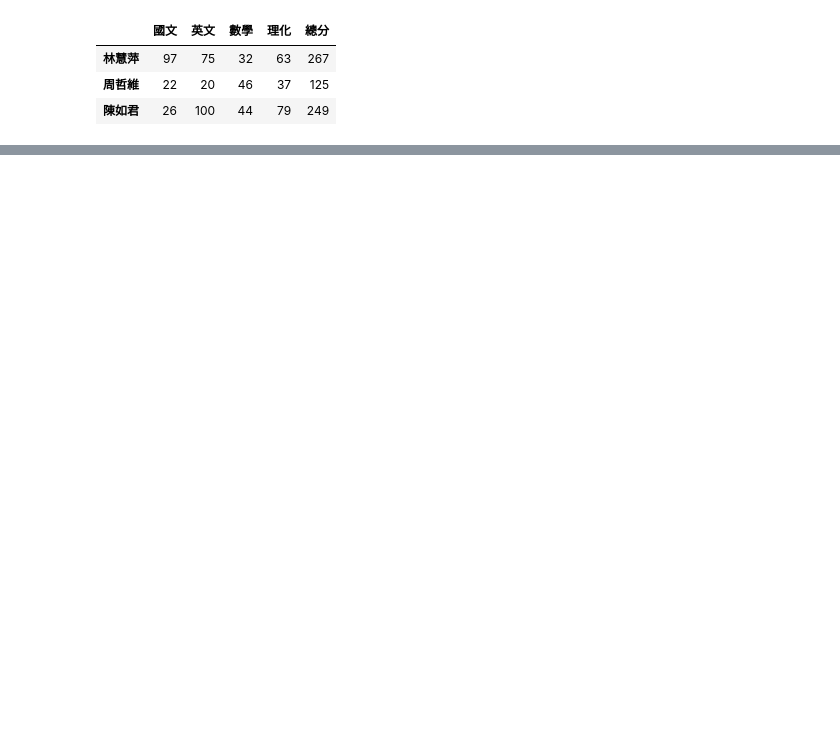
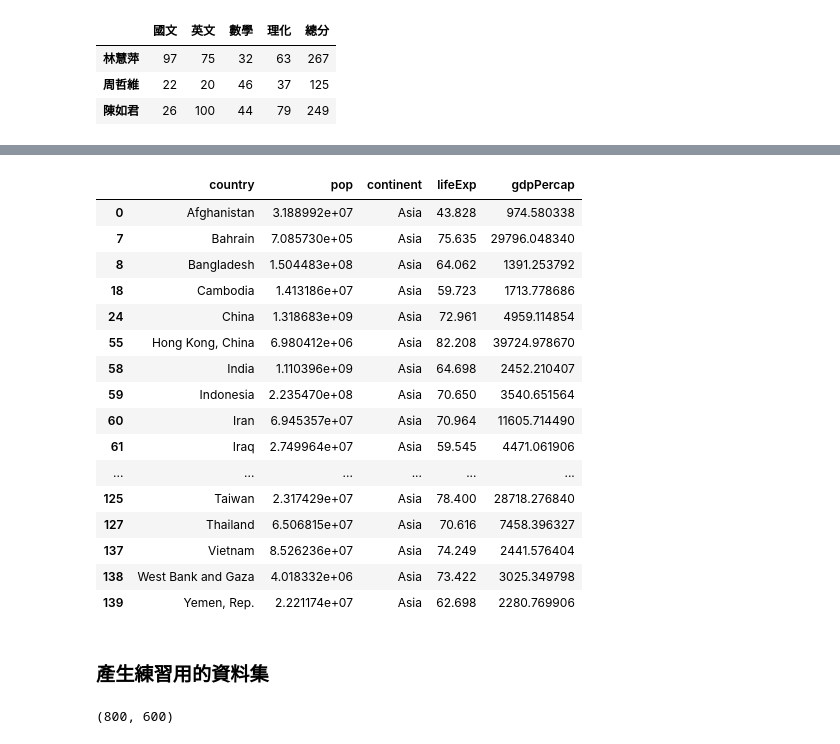
Before and after one commit to vcdemy/20230613, a Jupyter notebook: 20230725筆記.ipynb, the cells around one changed output, grey strips where cells are left out. Saved outputs shown, nothing was run; the diff lists cells and outputs as text; code cells hidden in the pictures; blank space fills up the shorter version.

```diff
--- a/20230725筆記.ipynb
+++ b/20230725筆記.ipynb
@@ -419,0 +531,22 @@ df[df['數學'] < 60]
+# %%
+df[df['continent']=='Asia']
+# %% [output]
+|  | country | pop | continent | lifeExp | gdpPercap |
+| 0 | Afghanistan | 3.188992e+07 | Asia | 43.828 | 974.580338 |
+| 7 | Bahrain | 7.085730e+05 | Asia | 75.635 | 29796.048340 |
+| 8 | Bangladesh | 1.504483e+08 | Asia | 64.062 | 1391.253792 |
+| 18 | Cambodia | 1.413186e+07 | Asia | 59.723 | 1713.778686 |
+| 24 | China | 1.318683e+09 | Asia | 72.961 | 4959.114854 |
+| 55 | Hong Kong, China | 6.980412e+06 | Asia | 82.208 | 39724.978670 |
+| 58 | India | 1.110396e+09 | Asia | 64.698 | 2452.210407 |
+| 59 | Indonesia | 2.235470e+08 | Asia | 70.650 | 3540.651564 |
+| 60 | Iran | 6.945357e+07 | Asia | 70.964 | 11605.714490 |
+| 61 | Iraq | 2.749964e+07 | Asia | 59.545 | 4471.061906 |
+| ... | ... | ... | ... | ... | ... |
+| 125 | Taiwan | 2.317429e+07 | Asia | 78.400 | 28718.276840 |
+| 127 | Thailand | 6.506815e+07 | Asia | 70.616 | 7458.396327 |
+| 137 | Vietnam | 8.526236e+07 | Asia | 74.249 | 2441.576404 |
+| 138 | West Bank and Gaza | 4.018332e+06 | Asia | 73.422 | 3025.349798 |
+| 139 | Yemen, Rep. | 2.221174e+07 | Asia | 62.698 | 2280.769906 |
+# %% [markdown]
+### 產生練習用的資料集
@@ -419,0 +560,4 @@ df[df['數學'] < 60]
+# %%
+choice(sizes)
+# %% [output]
+(800, 600)
```
Also changed, not shown: parts of 34 cells of this notebook.
